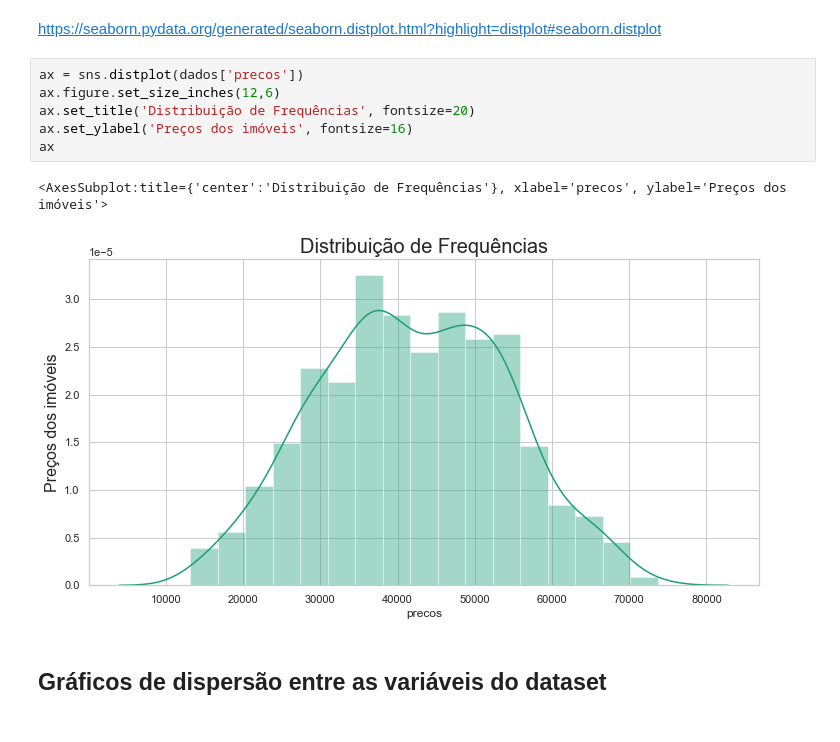
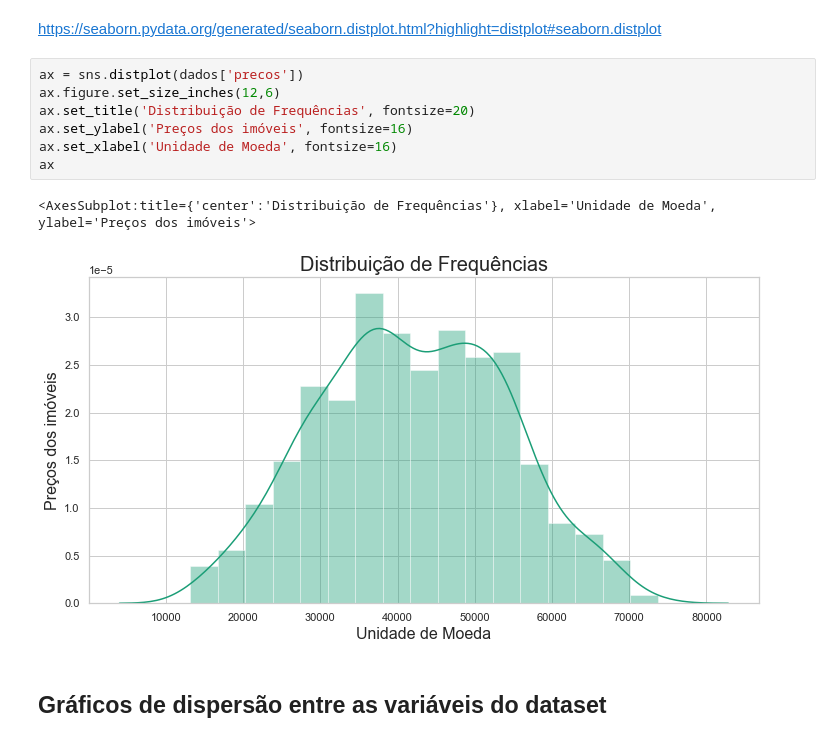
Before and after one commit to cglima/regressao-linear-testando-relacoes-prevendo-resultados, a Jupyter notebook: projeto_final/notebook/Regressao Linear - Exercicio.ipynb, the cells around one changed output. Cells and saved outputs as stored; diff of their text form.

```diff
--- a/projeto_final/notebook/Regressao Linear - Exercicio.ipynb
+++ b/projeto_final/notebook/Regressao Linear - Exercicio.ipynb
@@ -237,12 +237,13 @@ https://seaborn.pydata.org/generated/seaborn.distplot.html?highlight=distplot#se
 # %%
 ax = sns.distplot(dados['precos'])
 ax.figure.set_size_inches(12,6)
 ax.set_title('Distribuição de Frequências', fontsize=20)
 ax.set_ylabel('Preços dos imóveis', fontsize=16)
+ax.set_xlabel('Unidade de Moeda', fontsize=16)
 ax
 # %% [output]
-<AxesSubplot:title={'center':'Distribuição de Frequências'}, xlabel='precos', ylabel='Preços dos imóveis'>
+<AxesSubplot:title={'center':'Distribuição de Frequências'}, xlabel='Unidade de Moeda', ylabel='Preços dos imóveis'>
-[figure, old version]
+[figure, new version]
 # %% [markdown]
 ## Gráficos de dispersão entre as variáveis do dataset
 # %% [markdown]
```
Also changed, not shown: parts of 17 cells of this notebook, 2 other files.
